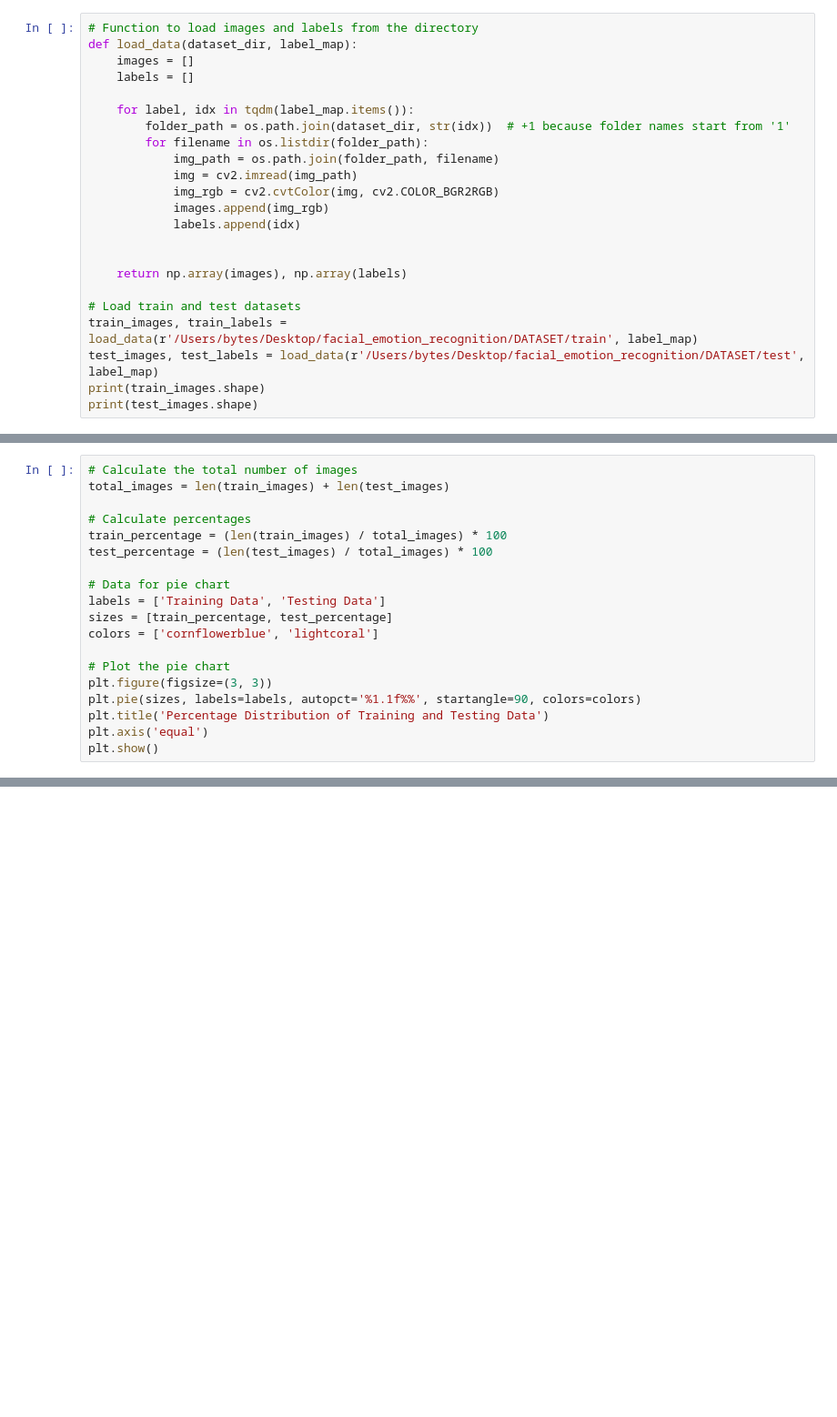
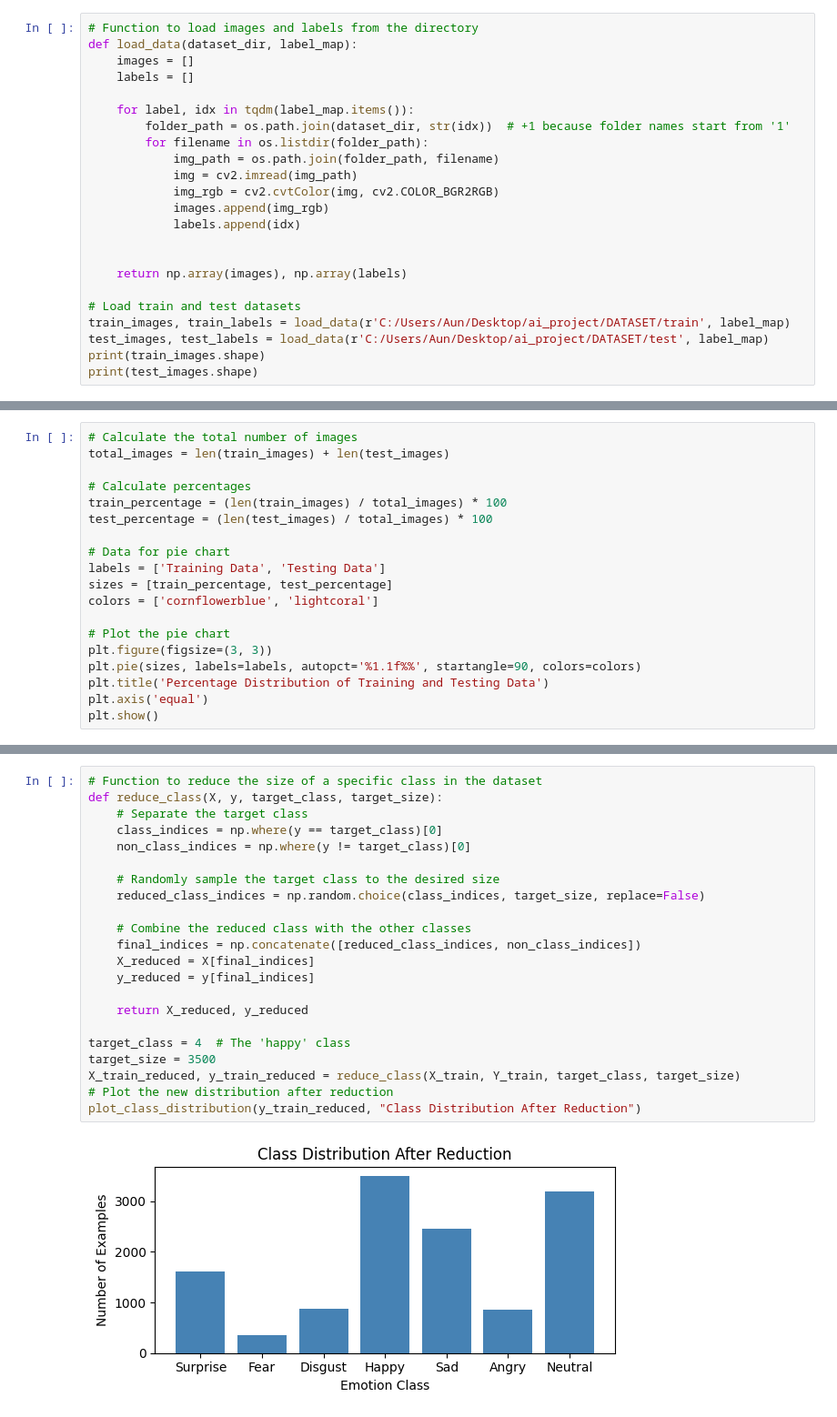
Before and after one commit to shaheryarahmed511-collab/FER, a Jupyter notebook: complete_notebook.ipynb, the cells around one changed output, grey strips where cells are left out. Shown at 91% size. Drawn from its saved outputs; the diff is of its cells as text; blank space fills up the shorter version.

Commit message:
data visualization done

```diff
--- a/complete_notebook.ipynb
+++ b/complete_notebook.ipynb
@@ -63,7 +69,7 @@ def load_data(dataset_dir, label_map):
     return np.array(images), np.array(labels)
 
 # Load train and test datasets
-train_images, train_labels = load_data(r'/Users/bytes/Desktop/facial_emotion_recognition/DATASET/train', label_map)
-test_images, test_labels = load_data(r'/Users/bytes/Desktop/facial_emotion_recognition/DATASET/test', label_map)
+train_images, train_labels = load_data(r'C:/Users/Aun/Desktop/ai_project/DATASET/train', label_map)
+test_images, test_labels = load_data(r'C:/Users/Aun/Desktop/ai_project/DATASET/test', label_map)
 print(train_images.shape)
 print(test_images.shape)
@@ -205,0 +257,24 @@ for shape, count in sorted_shapes[:3]:
+# %%
+# Function to reduce the size of a specific class in the dataset
+def reduce_class(X, y, target_class, target_size):
+    # Separate the target class
+    class_indices = np.where(y == target_class)[0]
+    non_class_indices = np.where(y != target_class)[0]
+
+    # Randomly sample the target class to the desired size
+    reduced_class_indices = np.random.choice(class_indices, target_size, replace=False)
+
+    # Combine the reduced class with the other classes
+    final_indices = np.concatenate([reduced_class_indices, non_class_indices])
+    X_reduced = X[final_indices]
+    y_reduced = y[final_indices]
+
+    return X_reduced, y_reduced
+
+target_class = 4  # The 'happy' class
+target_size = 3500
+X_train_reduced, y_train_reduced = reduce_class(X_train, Y_train, target_class, target_size)
+# Plot the new distribution after reduction
+plot_class_distribution(y_train_reduced, "Class Distribution After Reduction")
+# %% [output]
+[figure, added]
```
Also changed, not shown: parts of 17 cells of this notebook.
